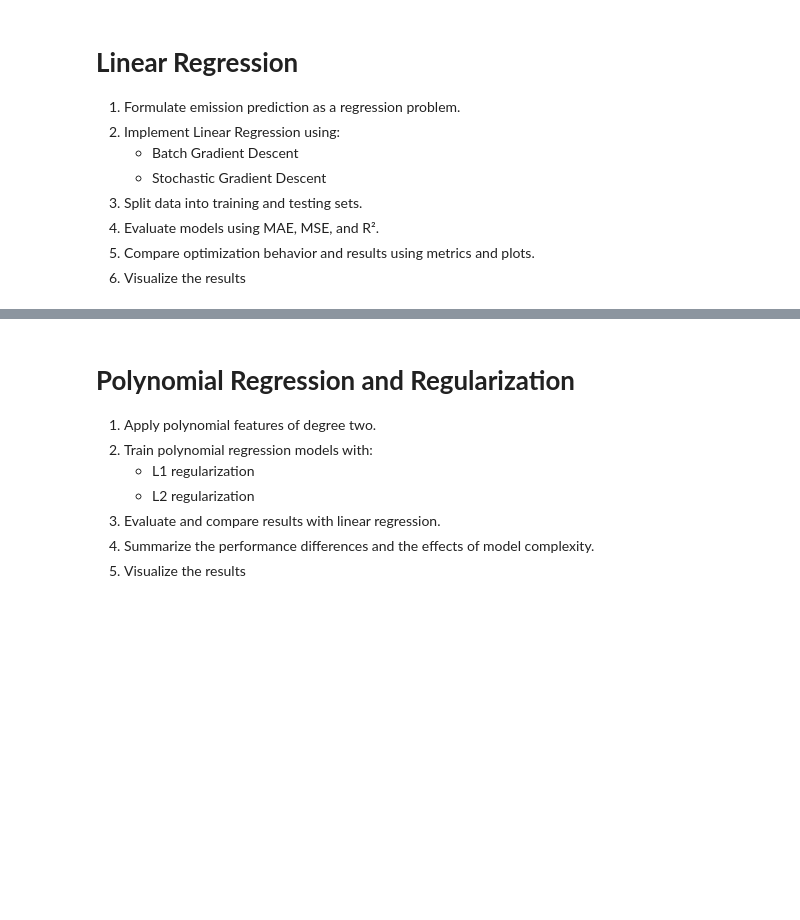
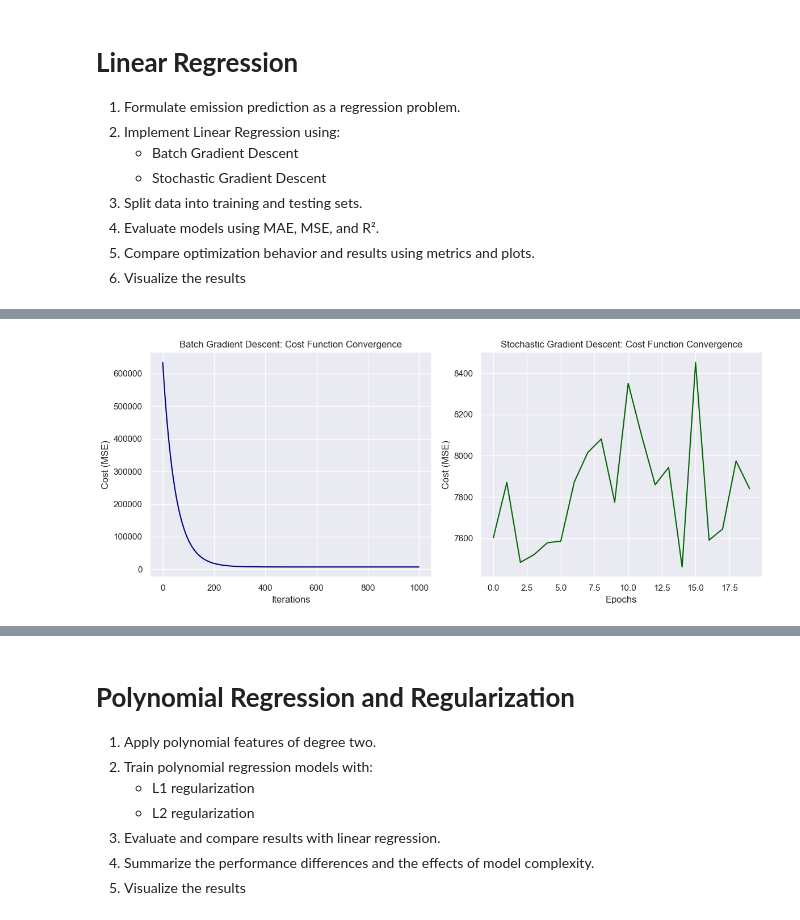
Before and after one commit to GallantGargoyle/ML_Assign1, a Jupyter notebook: ML_Assignment1.ipynb, the cells around one changed output, grey strips where cells are left out. Cells and saved outputs as stored; diff of their text form; code cells hidden in the pictures; blank space fills up the shorter version.

```diff
--- a/ML_Assignment1.ipynb
+++ b/ML_Assignment1.ipynb
@@ -222,0 +417,21 @@ corr_matrix =
+# %%
+plt.figure(figsize=(12, 5))
+
+plt.subplot(1, 2, 1)
+plt.plot(range(len(batch_gd_costs)), batch_gd_costs, color='darkblue')
+plt.title('Batch Gradient Descent: Cost Function Convergence')
+plt.xlabel('Iterations')
+plt.ylabel('Cost (MSE)')
+plt.grid(True)
+
+plt.subplot(1, 2, 2)
+plt.plot(range(len(sgd_costs)), sgd_costs, color='darkgreen')
+plt.title('Stochastic Gradient Descent: Cost Function Convergence')
+plt.xlabel('Epochs')
+plt.ylabel('Cost (MSE)')
+plt.grid(True)
+
+plt.tight_layout()
+plt.show()
+# %% [output]
+[figure, added]
```
Also changed, not shown: parts of 15 cells of this notebook.
